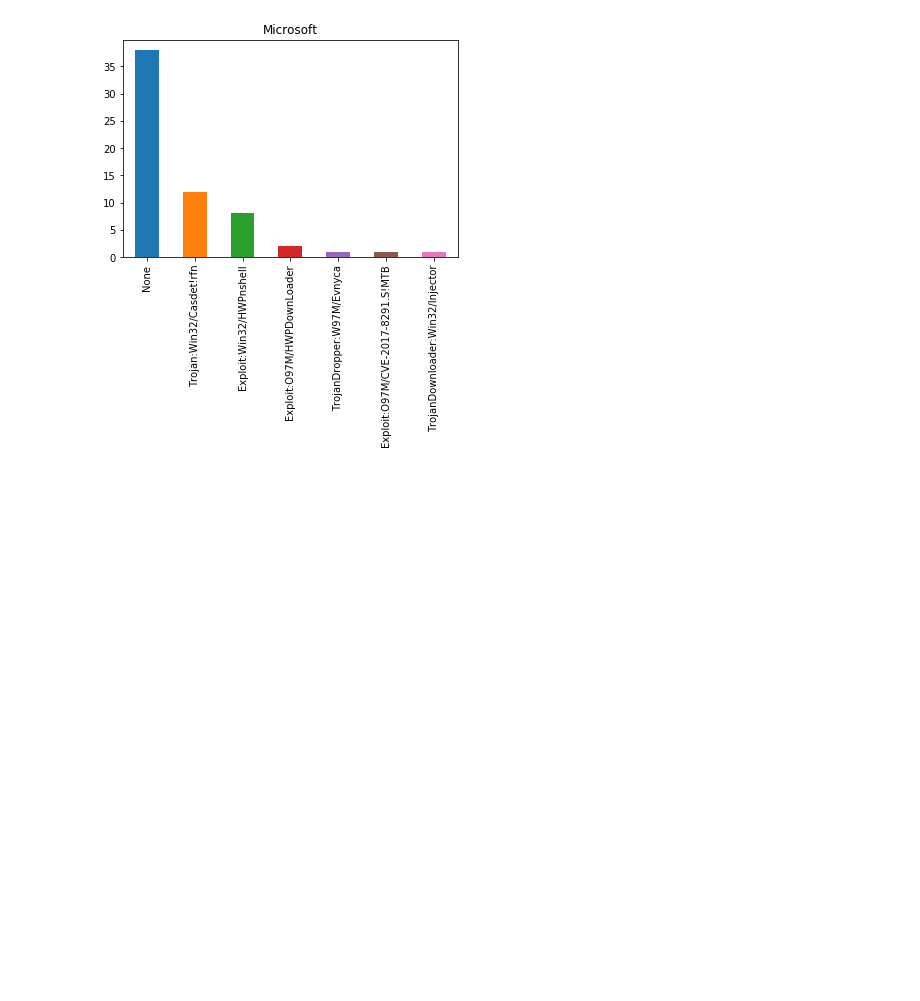
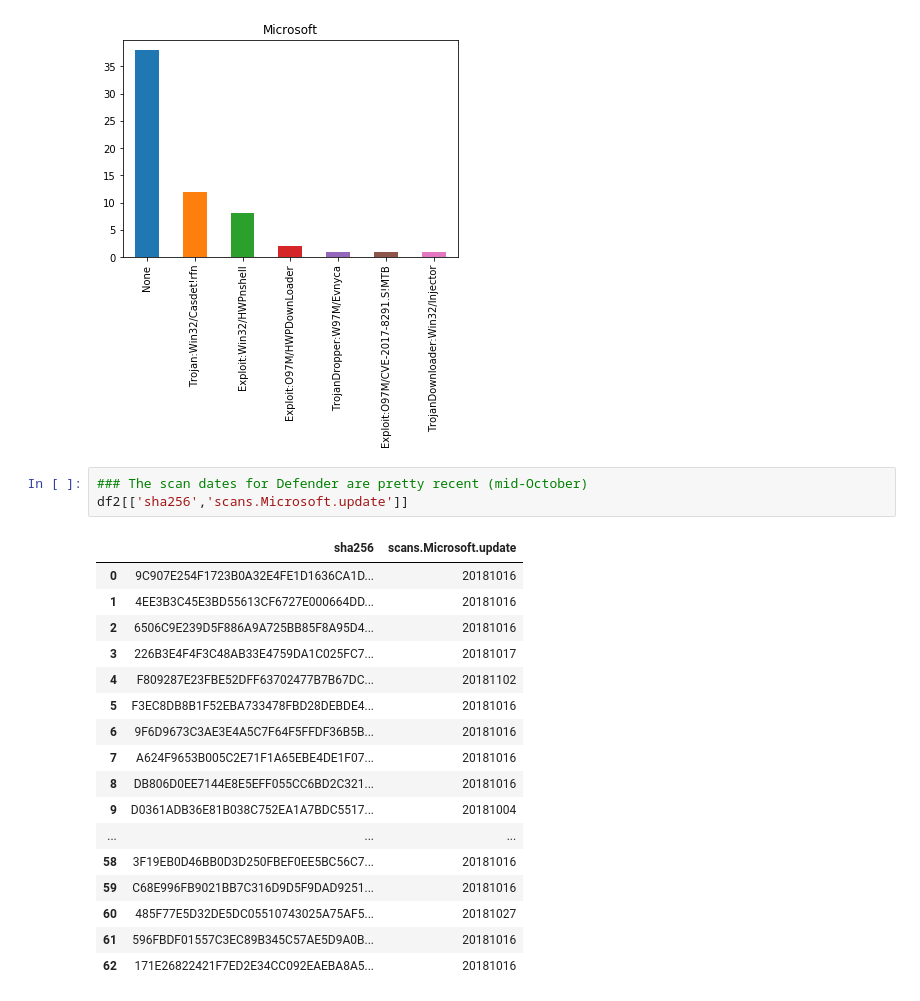
Before and after one commit to JohnLaTwC/Shared, a Jupyter notebook: notebooks/HWP analysis.ipynb, the cells around one changed output. Saved outputs shown, nothing was run; the diff lists cells and outputs as text; blank space fills up the shorter version.

```diff
--- a/notebooks/HWP analysis.ipynb
+++ b/notebooks/HWP analysis.ipynb
@@ -162,4 +162,25 @@ df2.fillna('None')['scans.Microsoft.result'].value_counts(dropna=False).plot(kin
 Populating the interactive namespace from numpy and matplotlib
 <matplotlib.axes._subplots.AxesSubplot at 0x...>
 [figure]
+# %%
+### The scan dates for Defender are pretty recent (mid-October)
+df2[['sha256','scans.Microsoft.update']]
+# %% [output]
+|  | sha256 | scans.Microsoft.update |
+| 0 | 9C907E254F1723B0A32E4FE1D1636CA1D... | 20181016 |
+| 1 | 4EE3B3C45E3BD55613CF6727E000664DD... | 20181016 |
+| 2 | 6506C9E239D5F886A9A725BB85F8A95D4... | 20181016 |
+| 3 | 226B3E4F4F3C48AB33E4759DA1C025FC7... | 20181017 |
+| 4 | F809287E23FBE52DFF63702477B7B67DC... | 20181102 |
+| 5 | F3EC8DB8B1F52EBA733478FBD28DEBDE4... | 20181016 |
+| 6 | 9F6D9673C3AE3E4A5C7F64F5FFDF36B5B... | 20181016 |
+| 7 | A624F9653B005C2E71F1A65EBE4DE1F07... | 20181016 |
+| 8 | DB806D0EE7144E8E5EFF055CC6BD2C321... | 20181016 |
+| 9 | D0361ADB36E81B038C752EA1A7BDC5517... | 20181004 |
+| ... | ... | ... |
+| 58 | 3F19EB0D46BB0D3D250FBEF0EE5BC56C7... | 20181016 |
+| 59 | C68E996FB9021BB7C316D9D5F9DAD9251... | 20181016 |
+| 60 | 485F77E5D32DE5DC05510743025A75AF5... | 20181027 |
+| 61 | 596FBDF01557C3EC89B345C57AE5D9A0B... | 20181016 |
+| 62 | 171E26822421F7ED2E34CC092EAEBA8A5... | 20181016 |
 # %%
```
Also changed, not shown: parts of 3 cells of this notebook.
